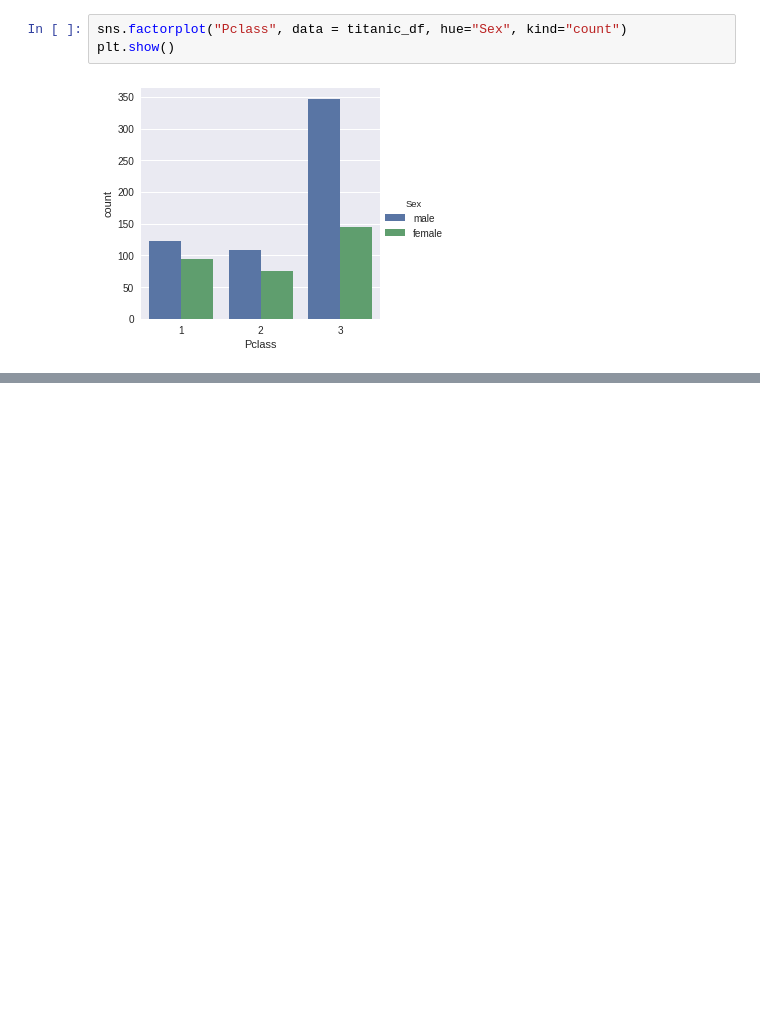
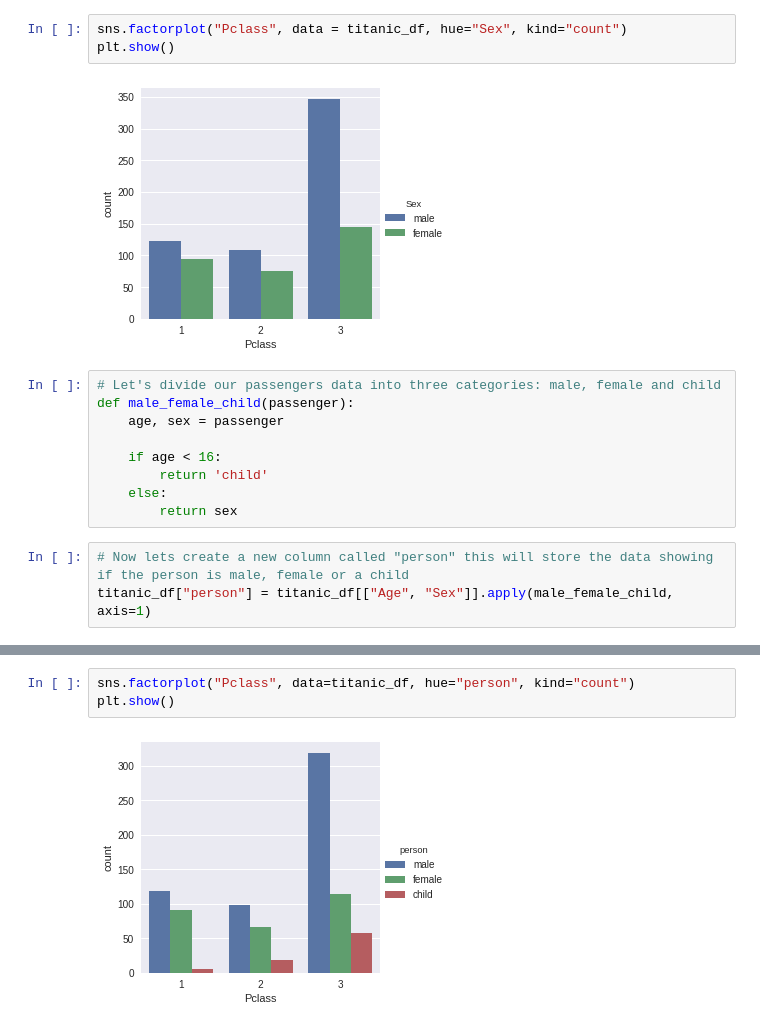
Before and after one commit to manishth/titanic_machine_learning_from_disaster, a Jupyter notebook: Titanic Machine Learning.ipynb, the cells around one changed output, grey strips where cells are left out. Saved outputs shown, nothing was run; the diff lists cells and outputs as text; blank space fills up the shorter version.

```diff
--- a/Titanic Machine Learning.ipynb
+++ b/Titanic Machine Learning.ipynb
@@ -54,3 +54,15 @@ sns.factorplot("Pclass", data = titanic_df, hue="Sex", kind="count")
 plt.show()
 # %% [output]
 [figure]
+# %%
+# Let's divide our passengers data into three categories: male, female and child
+def male_female_child(passenger):
+    age, sex = passenger
+
+    if age < 16:
+        return 'child'
+    else:
+        return sex
+# %%
+# Now lets create a new column called "person" this will store the data showing if the person is male, female or a child
+titanic_df["person"] = titanic_df[["Age", "Sex"]].apply(male_female_child, axis=1)
@@ -56,0 +78,5 @@ plt.show()
+# %%
+sns.factorplot("Pclass", data=titanic_df, hue="person", kind="count")
+plt.show()
+# %% [output]
+[figure, added]
```
Also changed, not shown: parts of 4 cells of this notebook.
